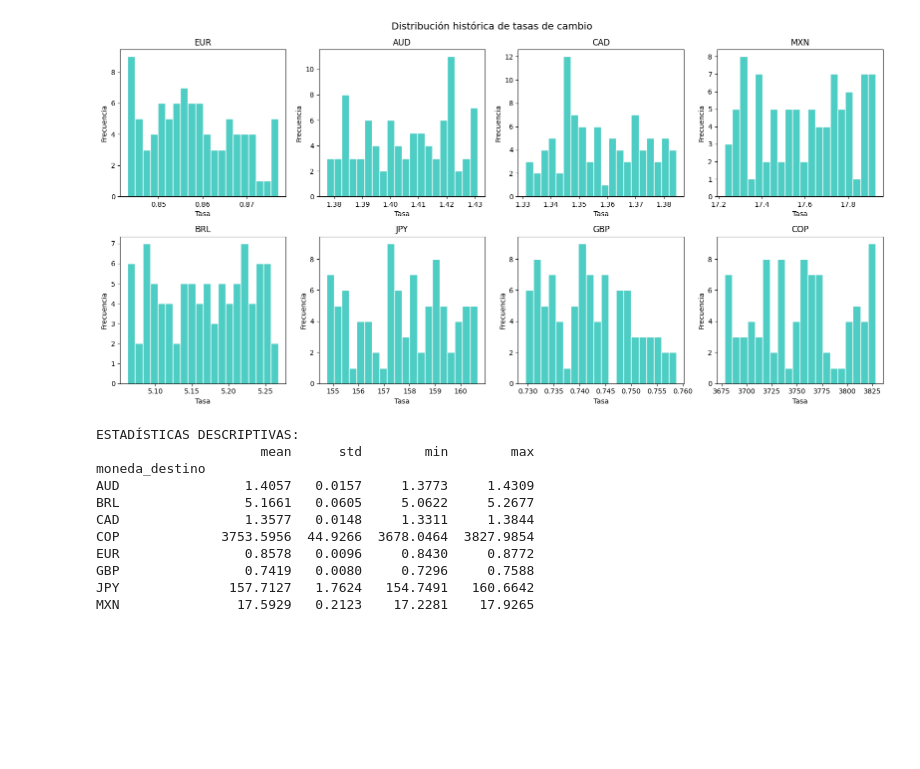
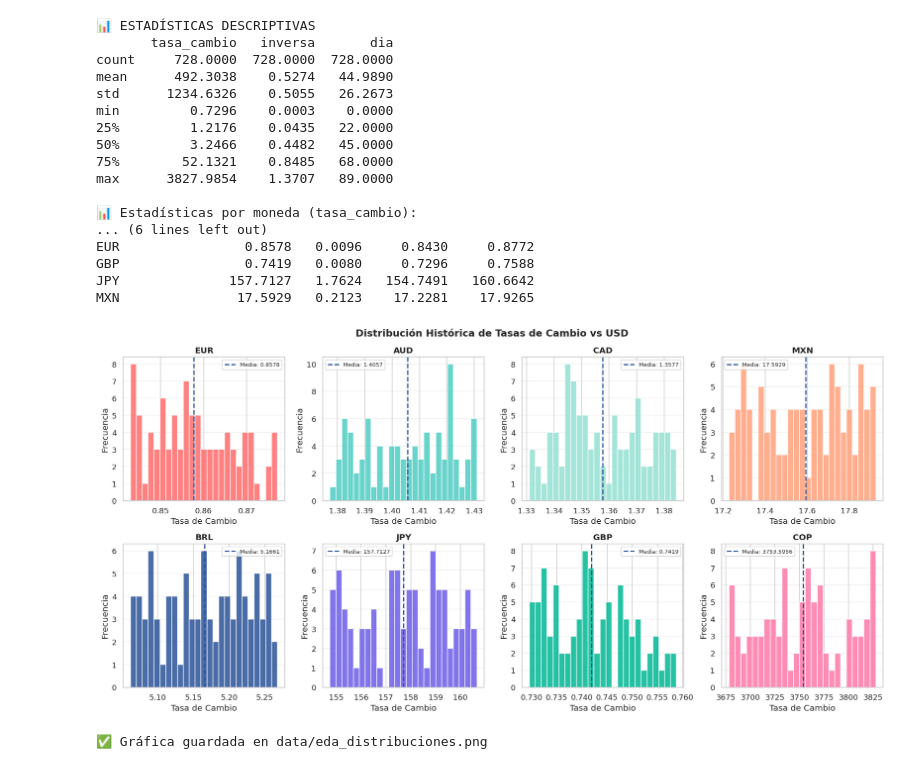
Before and after one commit to SebastianBermudezGutierrez/Grupo17_Bermudez_Mu-oz, a Jupyter notebook: etl-divisas/analisis_ml_divisas.ipynb, the cells around one changed output. Saved outputs shown, nothing was run; the diff lists cells and outputs as text; code cells hidden in the pictures; blank space fills up the shorter version.

```diff
--- a/etl-divisas/analisis_ml_divisas.ipynb
+++ b/etl-divisas/analisis_ml_divisas.ipynb
@@ -36,34 +84,54 @@ Monedas: ['EUR' 'AUD' 'CAD' 'MXN' 'BRL' 'JPY' 'GBP' 'COP']
+# %%
+# CELDA 3: Estadísticas descriptivas
+vars_num = ['tasa_cambio', 'inversa', 'dia']
+
+print("📊 ESTADÍSTICAS DESCRIPTIVAS")
+print(df[vars_num].describe().round(4))
+
+print("\n📊 Estadísticas por moneda (tasa_cambio):")
+print(df.groupby('moneda_destino')['tasa_cambio'].agg(['mean','std','min','max']).round(4))
+# %% [output]
+📊 ESTADÍSTICAS DESCRIPTIVAS
+       tasa_cambio   inversa       dia
+count     728.0000  728.0000  728.0000
+mean      492.3038    0.5274   44.9890
+std      1234.6326    0.5055   26.2673
+min         0.7296    0.0003    0.0000
+25%         1.2176    0.0435   22.0000
+50%         3.2466    0.4482   45.0000
+75%        52.1321    0.8485   68.0000
+max      3827.9854    1.3707   89.0000
+
+📊 Estadísticas por moneda (tasa_cambio):
+... (6 lines left out)
+EUR                0.8578   0.0096     0.8430     0.8772
+GBP                0.7419   0.0080     0.7296     0.7588
+JPY              157.7127   1.7624   154.7491   160.6642
+MXN               17.5929   0.2123    17.2281    17.9265
 # %%
-# Análisis exploratorio
+# CELDA 4: Distribución histórica por moneda
+monedas = df['moneda_destino'].unique()
 fig, axes = plt.subplots(2, 4, figsize=(16, 8))
-fig.suptitle('Distribución histórica de tasas de cambio', fontsize=14)
+fig.suptitle('Distribución Histórica de Tasas de Cambio vs USD', fontsize=14, fontweight='bold')
 
-monedas = df['moneda_destino'].unique()
-for idx, moneda in enumerate(monedas):
+colores = ['#ff6b6b', '#4ecdc4', '#95e1d3', '#ffa07a', '#2a5298', '#6c5ce7', '#00b894', '#fd79a8']
+
+for idx, (moneda, color) in enumerate(zip(monedas, colores)):
     ax = axes[idx // 4][idx % 4]
     datos = df[df['moneda_destino'] == moneda]['tasa_cambio']
-    ax.hist(datos, bins=20, color='#4ecdc4', edgecolor='white')
-    ax.set_title(moneda)
-    ax.set_xlabel('Tasa')
+    ax.hist(datos, bins=25, color=color, edgecolor='white', alpha=0.85)
+    media = datos.mean()
+    ax.axvline(media, color='#2a5298', linestyle='--', linewidth=1.8, label=f'Media: {media:.4f}')
+    ax.set_title(moneda, fontweight='bold')
+    ax.set_xlabel('Tasa de Cambio')
     ax.set_ylabel('Frecuencia')
+    ax.legend(fontsize=8)
+    ax.grid(axis='y', alpha=0.3)
 
 plt.tight_layout()
+plt.savefig('data/eda_distribuciones.png', dpi=150, bbox_inches='tight')
 plt.show()
-
-# Estadísticas descriptivas
-print("\nESTADÍSTICAS DESCRIPTIVAS:")
-resumen = df.groupby('moneda_destino')['tasa_cambio'].agg(['mean','std','min','max'])
-print(resumen.round(4))
+print("✅ Gráfica guardada en data/eda_distribuciones.png")
 # %% [output]
-[figure, old version]
+[figure, new version]
-ESTADÍSTICAS DESCRIPTIVAS:
-                     mean      std        min        max
-moneda_destino
-AUD                1.4057   0.0157     1.3773     1.4309
-BRL                5.1661   0.0605     5.0622     5.2677
-CAD                1.3577   0.0148     1.3311     1.3844
-COP             3753.5956  44.9266  3678.0464  3827.9854
-EUR                0.8578   0.0096     0.8430     0.8772
-GBP                0.7419   0.0080     0.7296     0.7588
-JPY              157.7127   1.7624   154.7491   160.6642
-MXN               17.5929   0.2123    17.2281    17.9265
+✅ Gráfica guardada en data/eda_distribuciones.png
```
Also changed, not shown: parts of 9 cells of this notebook.
